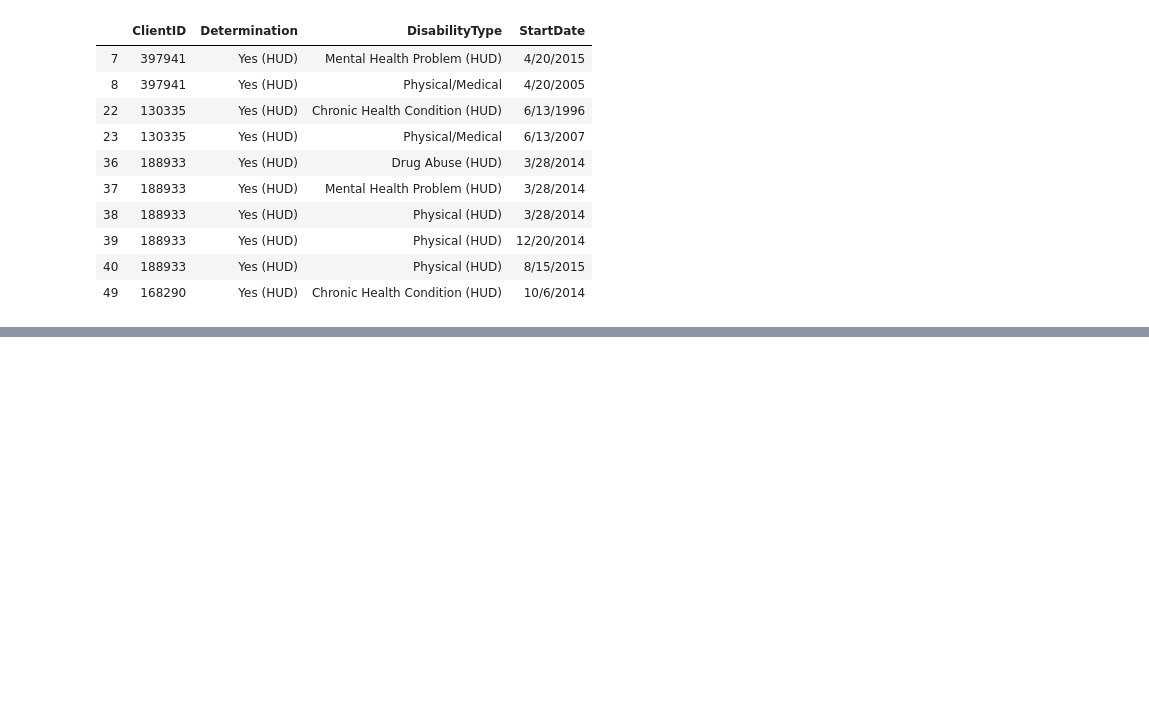
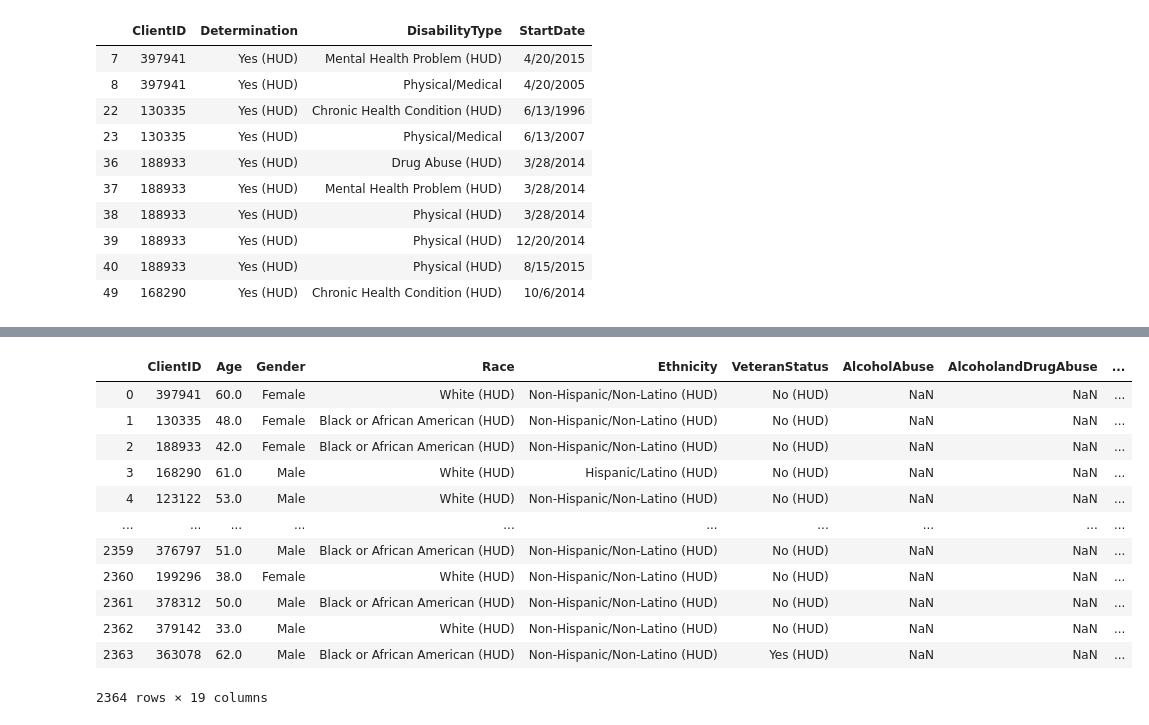
Before and after one commit to meaganfoster/bios611-projects-fall-2019-mlfoste1, a Jupyter notebook: Project_3/wrangling.ipynb, the cells around one changed output, grey strips where cells are left out. Cells and saved outputs as stored; diff of their text form; code cells hidden in the pictures; blank space fills up the shorter version.

```diff
--- a/Project_3/wrangling.ipynb
+++ b/Project_3/wrangling.ipynb
@@ -99,0 +197,5 @@ disability_Yes_df.head(10)
+# %%
+#Pivot disability table
+disability_pivot_df = disability_pivot_df1.pivot(index = 'ClientID', columns = 'DisabilityType', values = 'Determination').fillna('No (HUD)')
+
+disability_pivot_df
@@ -99,0 +238,6 @@ disability_Yes_df.head(10)
+# %%
+#Update values to binary values
+disability_pivot_df1 = disability_pivot_df.replace(to_replace ="Yes (HUD)", value ="1")
+disability_pivot_df2 = disability_pivot_df1.replace(to_replace ="No (HUD)", value ="0")
+
+disability_pivot_df2
@@ -99,0 +259,18 @@ disability_Yes_df.head(10)
+# %%
+#convert to integer fields
+
+disability_pivot_df2['AlcoholAbuse'] = disability_pivot_df2['AlcoholAbuse'].astype(int)
+disability_pivot_df2['AlcoholandDrugAbuse'] = disability_pivot_df2['AlcoholandDrugAbuse'].astype(int)
+disability_pivot_df2['ChronicHealthCondition'] = disability_pivot_df2['ChronicHealthCondition'].astype(int)
+disability_pivot_df2['Developmental'] = disability_pivot_df2['Developmental'].astype(int)
+disability_pivot_df2['Developmental'] = disability_pivot_df2['Developmental'].astype(int)
+disability_pivot_df2['DrugAbuse'] = disability_pivot_df2['DrugAbuse'].astype(int)
+disability_pivot_df2['HIVorAIDS'] = disability_pivot_df2['HIVorAIDS'].astype(int)
+disability_pivot_df2['MentalHealthProblem'] = disability_pivot_df2['MentalHealthProblem'].astype(int)
+disability_pivot_df2['Other'] = disability_pivot_df2['Other'].astype(int)
+disability_pivot_df2['Learning'] = disability_pivot_df2['Learning'].astype(int)
+disability_pivot_df2['Physical'] = disability_pivot_df2['Physical'].astype(int)
+disability_pivot_df2['PhysicalMedical'] = disability_pivot_df2['PhysicalMedical'].astype(int)
+disability_pivot_df2['VisionImpaired'] = disability_pivot_df2['VisionImpaired'].astype(int)
+
+print (disability_pivot_df2.dtypes)
@@ -99,0 +291,10 @@ disability_Yes_df.head(10)
+# %%
+#Sum the number of disabilities
+
+#clear DisabilityTypeTotal before running the sum
+disability_pivot_df2['DisabilityTypeTotal'] = 0
+disability_pivot_df2['DisabilityTypeTotal'] = disability_pivot_df2.sum(axis = 1)
+
+disability_df = disability_pivot_df2
+
+disability_df
@@ -275,2 +319,22 @@ SyntaxError: invalid syntax (<ipython-input-19-f05ac7e4a05a>, line 6)
+# %%
+#Join demographics and disabilities data to create final dataset
+
+master_df = client_df.join(disability_df, how='left', lsuffix='_demo',rsuffix='_dis')
+
+master_df
+# %% [output]
+|  | ClientID | Age | Gender | Race | Ethnicity | VeteranStatus | AlcoholAbuse | AlcoholandDrugAbuse | ... |
+| 0 | 397941 | 60.0 | Female | White (HUD) | Non-Hispanic/Non-Latino (HUD) | No (HUD) | NaN | NaN | ... |
+| 1 | 130335 | 48.0 | Female | Black or African American (HUD) | Non-Hispanic/Non-Latino (HUD) | No (HUD) | NaN | NaN | ... |
+| 2 | 188933 | 42.0 | Female | Black or African American (HUD) | Non-Hispanic/Non-Latino (HUD) | No (HUD) | NaN | NaN | ... |
+| 3 | 168290 | 61.0 | Male | White (HUD) | Hispanic/Latino (HUD) | No (HUD) | NaN | NaN | ... |
+| 4 | 123122 | 53.0 | Male | White (HUD) | Non-Hispanic/Non-Latino (HUD) | No (HUD) | NaN | NaN | ... |
+| ... | ... | ... | ... | ... | ... | ... | ... | ... | ... |
+| 2359 | 376797 | 51.0 | Male | Black or African American (HUD) | Non-Hispanic/Non-Latino (HUD) | No (HUD) | NaN | NaN | ... |
+| 2360 | 199296 | 38.0 | Female | White (HUD) | Non-Hispanic/Non-Latino (HUD) | No (HUD) | NaN | NaN | ... |
+| 2361 | 378312 | 50.0 | Male | Black or African American (HUD) | Non-Hispanic/Non-Latino (HUD) | No (HUD) | NaN | NaN | ... |
+| 2362 | 379142 | 33.0 | Male | White (HUD) | Non-Hispanic/Non-Latino (HUD) | No (HUD) | NaN | NaN | ... |
+| 2363 | 363078 | 62.0 | Male | Black or African American (HUD) | Non-Hispanic/Non-Latino (HUD) | Yes (HUD) | NaN | NaN | ... |
+2364 rows × 19 columns
 # %%
 master_csv = master_df.to_csv (r'data\master.csv', index = None, header=True) #Don't forget to add '.csv' at the end of the path
```
Also changed, not shown: parts of 26 cells of this notebook, 16 other files.
